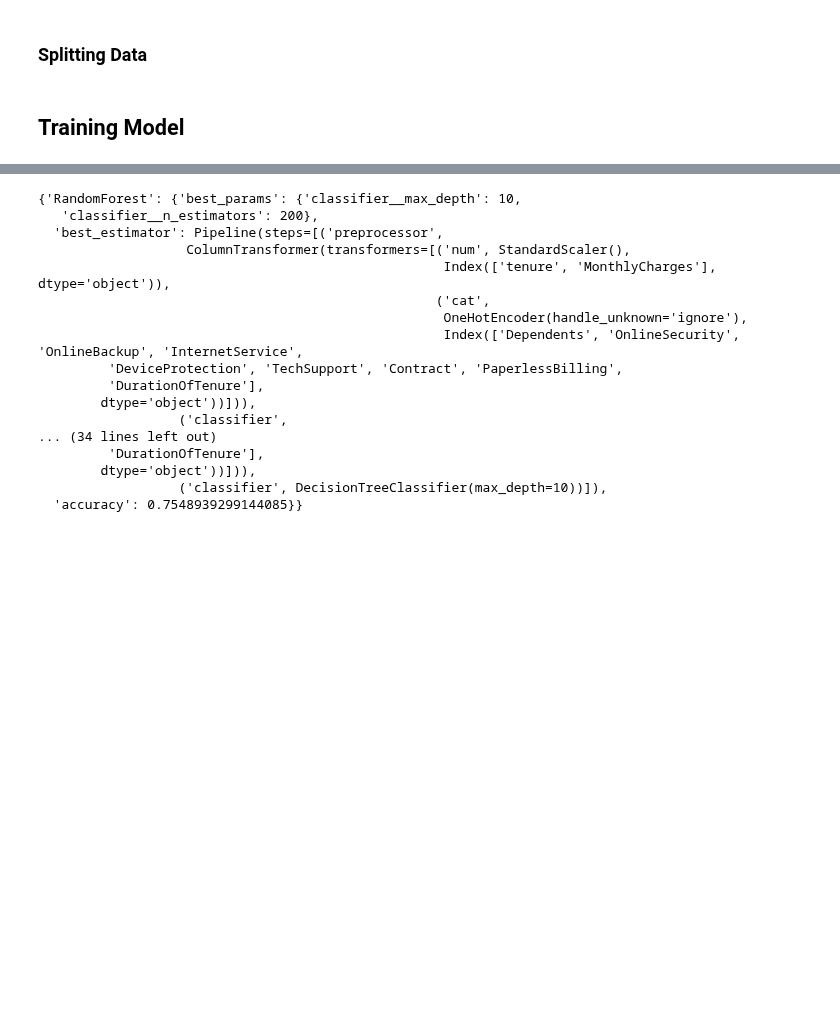
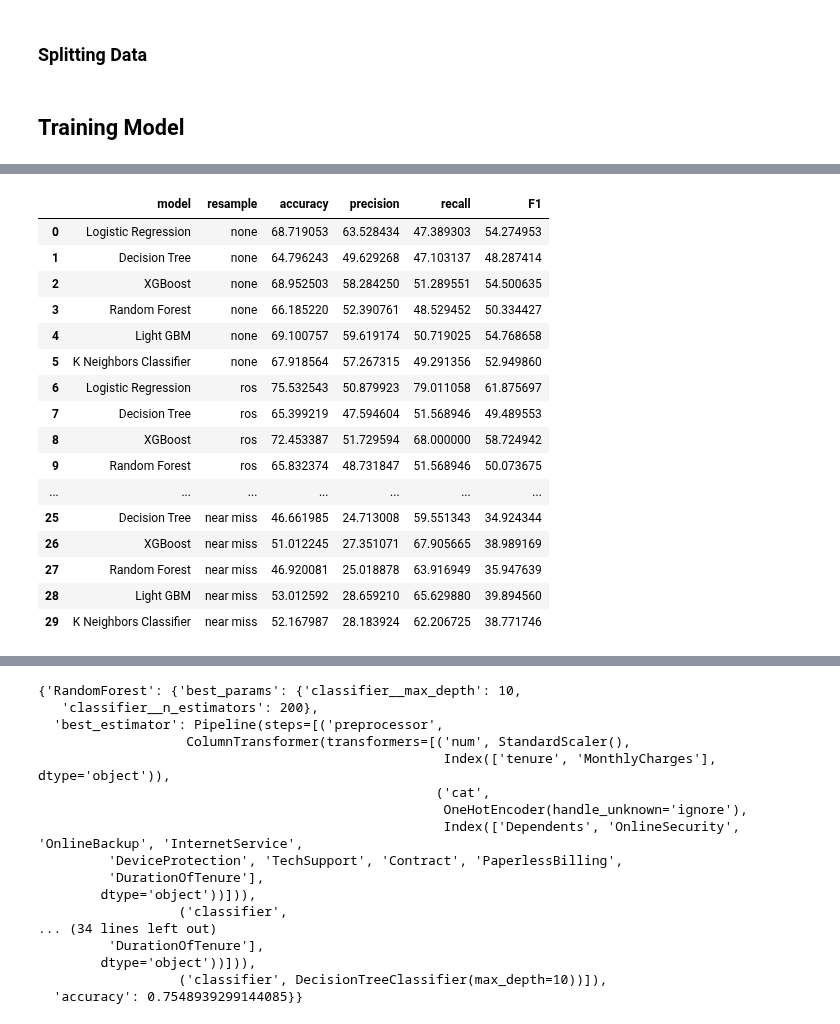
Before and after one commit to fahdmuchammad/Capstone-3-Purwadhika-Machine-learning, a Jupyter notebook: Capstone_3_Muchammad Fahd_Telco.ipynb, the cells around one changed output, grey strips where cells are left out. Saved outputs shown, nothing was run; the diff lists cells and outputs as text; code cells hidden in the pictures; blank space fills up the shorter version.

```diff
--- a/Capstone_3_Muchammad Fahd_Telco.ipynb
+++ b/Capstone_3_Muchammad Fahd_Telco.ipynb
@@ -644,3 +652,74 @@ ros = RandomOverSampler(random_state=42)
 rus = RandomUnderSampler(random_state=42)
 smote = SMOTE(random_state=42)
 near = NearMiss()
+# %%
+models = {
+    'Logistic Regression': logreg,
+    'Decision Tree': dt,
+    'XGBoost': xgb,
+    'Random Forest': rf,
+    'Light GBM': lgbm,
+    'K Neighbors Classifier': knn
+}
+
+
+resamples = {
+    'none': None,
+    'ros': ros,
+    'rus': rus,
+    'smote': smote,
+    'near miss': near,
+}
+
+# Metrics Classification
+metrics = {
+    'balanced_accuracy': 'balanced_accuracy',
+    'precision': 'precision',
+    'recall': 'recall',
+    'f1': 'f1'
+}
+
+test_accuracy_arr = []
+test_precision_arr = []
+test_recall_arr = []
+test_f1_arr = []
+list_model = []
+list_resample = []
+
+# Iterate over all models, resampling, and cross-validate method
+for name_resample, resample in resamples.items():
+    for name_model, model in models.items():
+        crossval = StratifiedKFold(n_splits=5)
+
+        if resample is None:
+            estimator = Pipeline([
+                ('preprocessor', transform),
+                ('model', model),
+            ])
+        else:
+            estimator = Pipeline([
+                ('preprocessor', transform),
+                ('resample', resample),
+                ('model', model),
+            ])
+
+        list_model.append(name_model)
+        list_resample.append(name_resample)
+        scores = cross_validate(estimator, X_train, y_train, cv=crossval, scoring=metrics)
+        test_accuracy_arr.append(scores['test_balanced_accuracy'].mean() * 100)
+        test_precision_arr.append(scores['test_precision'].mean() * 100)
+        test_recall_arr.append(scores['test_recall'].mean() * 100)
+        test_f1_arr.append(scores['test_f1'].mean() * 100)
+
+# Create a dataframe for all of the benchmarking output
+model_bench = pd.DataFrame({
+    'model': list_model,
+    'resample': list_resample,
+    'accuracy': test_accuracy_arr,
+    'precision': test_precision_arr,
+    'recall': test_recall_arr,
+    'F1': test_f1_arr
+})
+
+model_bench
+# %% [output]
@@ -646,0 +743,17 @@ near = NearMiss()
+|  | model | resample | accuracy | precision | recall | F1 |
+| 0 | Logistic Regression | none | 68.719053 | 63.528434 | 47.389303 | 54.274953 |
+| 1 | Decision Tree | none | 64.796243 | 49.629268 | 47.103137 | 48.287414 |
+| 2 | XGBoost | none | 68.952503 | 58.284250 | 51.289551 | 54.500635 |
+| 3 | Random Forest | none | 66.185220 | 52.390761 | 48.529452 | 50.334427 |
+| 4 | Light GBM | none | 69.100757 | 59.619174 | 50.719025 | 54.768658 |
+| 5 | K Neighbors Classifier | none | 67.918564 | 57.267315 | 49.291356 | 52.949860 |
+| 6 | Logistic Regression | ros | 75.532543 | 50.879923 | 79.011058 | 61.875697 |
+| 7 | Decision Tree | ros | 65.399219 | 47.594604 | 51.568946 | 49.489553 |
+| 8 | XGBoost | ros | 72.453387 | 51.729594 | 68.000000 | 58.724942 |
+| 9 | Random Forest | ros | 65.832374 | 48.731847 | 51.568946 | 50.073675 |
+| ... | ... | ... | ... | ... | ... | ... |
+| 25 | Decision Tree | near miss | 46.661985 | 24.713008 | 59.551343 | 34.924344 |
+| 26 | XGBoost | near miss | 51.012245 | 27.351071 | 67.905665 | 38.989169 |
+| 27 | Random Forest | near miss | 46.920081 | 25.018878 | 63.916949 | 35.947639 |
+| 28 | Light GBM | near miss | 53.012592 | 28.659210 | 65.629880 | 39.894560 |
+| 29 | K Neighbors Classifier | near miss | 52.167987 | 28.183924 | 62.206725 | 38.771746 |
```
Also changed, not shown: parts of 10 cells of this notebook.
